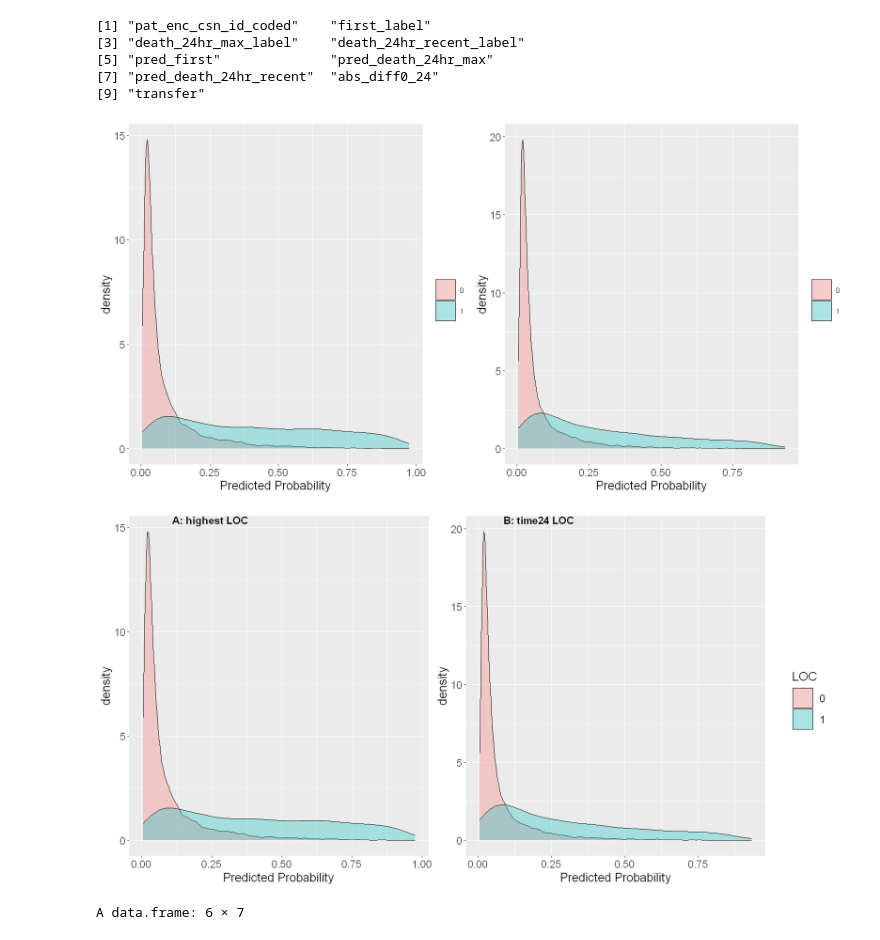
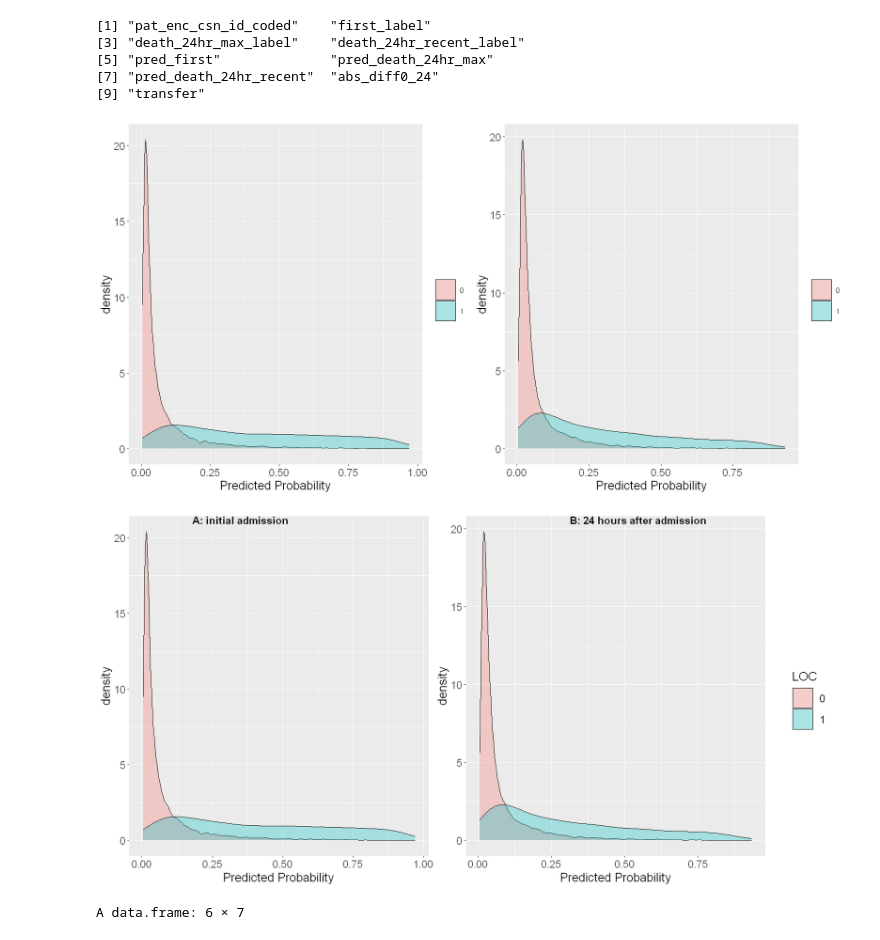
Before and after one commit to Minh084/TDA, a Jupyter notebook: 5_results_analysis/5.3_EDA_R.ipynb, the cells around one changed output. Cells and saved outputs as stored; diff of their text form; code cells hidden in the pictures.

```diff
--- a/5_results_analysis/5.3_EDA_R.ipynb
+++ b/5_results_analysis/5.3_EDA_R.ipynb
@@ -40,6 +14,7 @@ The following object is masked from 'package:base':
 datadir = "../../DataTD"
 cohortdir = "../../OutputTD/1_cohort"
 featuredir = "../../OutputTD/2_features"
+figuredir = "../../OutputTD/Figures"
 modeldir4 = "../../OutputTD/3_models/1_4_cohort"
 # modeldir4preadmit = "../../OutputTD/3_models/1_4_cohort_24hrpreadmit"
 tabledir = "../../OutputTD/4_tables"
@@ -50,17 +25,18 @@ options(repr.matrix.max.rows=200, repr.matrix.max.cols=30)
 cohort <- read.csv(file.path(cohortdir, "1_4_cohort.csv")) %>% mutate(admit_time = ymd_hms(admit_time))
 nrow(cohort)
 
-demo <- read.csv(file.path(featuredir, "2_1_coh2_demo.csv"))  %>% mutate(admit_time = ymd_hms(admit_time)) %>%
-            select(anon_id, pat_enc_csn_id_coded, race)
+demo <- read.csv(file.path(featuredir, "2_1_coh2_demo.csv"))  %>% mutate(admit_time = ymd_hms(admit_time))
 nrow(demo)
 
 esi <- read.csv(file.path(featuredir, "2_5_coh3_imputedHWESI.csv"))  %>% mutate(admit_time = ymd_hms(admit_time)) %>%
             select(anon_id, pat_enc_csn_id_coded, ESI_i) %>% rename(ESI = ESI_i)
 nrow(esi)
 
-los <- read.csv(file.path(datadir, "length_of_stay_labels.csv")) %>% mutate(admit_time = ymd_hms(admit_time))
-nrow(los) # less than cohort
+los1 <- read.csv(file.path(resultdir, "01_length_of_stay_in_ED.csv"))#%>% mutate(admit_time = ymd_hms(admit_time))
+nrow(los1) # less 1 than cohort
 
+los2 <- read.csv(file.path(resultdir, "5_2_length_of_stay_labels.csv")) %>% mutate(admit_time = ymd_hms(admit_time))
+nrow(los2) # same size!
 # adm_year = year(admit_time)
 # %% [output]
 [1] 43980
@@ -180,11 +308,12 @@ A tibble: 6 × 2
 # %% [markdown]
  ### check ESI by race
 # %%
-coh_demo <- left_join(cohort, demo) %>% left_join(esi) %>% mutate(race=factor(race))
-nrow(coh_demo)
-summary(coh_demo)
+race <- demo %>% select(anon_id, pat_enc_csn_id_coded, race)
+coh_race <- left_join(cohort, race) %>% left_join(esi) %>% mutate(race=factor(race))
+nrow(coh_race)
+summary(coh_race)
 
-hist(coh_demo$ESI)
+hist(coh_race$ESI)
 # %% [output]
 Joining, by = c("anon_id", "pat_enc_csn_id_coded")
 
@@ -211,5 +340,5 @@ Joining, by = c("anon_id", "pat_enc_csn_id_coded")
 # %%
-race_esi <- coh_demo %>% group_by(race, ESI) %>% summarise(n = n()) %>%
+race_esi <- coh_race %>% group_by(race, ESI) %>% summarise(n = n()) %>%
                 group_by(race) %>% mutate(ntotal = sum(n), group_percentage = round(100*n/ntotal, 2))
 race_esi
 # %% [output]
@@ -320,41 +449,41 @@ plotfxn <- function(X, Xlab, Fill, data){
 # %%
 options(repr.plot.width=14, repr.plot.height=7)
 
-# 1st and 2nd outcome (highest LOC or at 24th)
-pmax <- plotfxn(X=coh_test$pred_death_24hr_max, Xlab="Predicted Probability", Fill=factor(coh_test$death_24hr_max_label), coh_test)
+# first label and label at 24th hr
+pmax <- plotfxn(X=coh_test$pred_first, Xlab="Predicted Probability", Fill=factor(coh_test$first_label), coh_test)
 p24 <- plotfxn(X=coh_test$pred_death_24hr_recent, Xlab="Predicted Probability", Fill=factor(coh_test$death_24hr_recent_label), coh_test)
 
 grid.arrange(pmax, p24, ncol=2)
-# ggsave(file.path(resultdir,"Fig_pred_dens.png"), width = 14, height = 7, dpi = 1200)
+ggsave(file.path(figuredir,"Fig5_pred_density.png"), width = 14, height = 7, dpi = 1200)
 # %% [output]
-[figure, old version]
+[figure, new version]
 # %%
-# 1st and 2nd outcome (highest LOC or at 24th), with labels, combined legends
+# at initial admission and at 24th hr, with labels, combined legends
 
 prow <- plot_grid(
-            plotfxn(X=coh_test$pred_death_24hr_max, Xlab="Predicted Probability",
-                    Fill=factor(coh_test$death_24hr_max_label), coh_test) +
+            plotfxn(X=coh_test$pred_first, Xlab="Predicted Probability",
+                    Fill=factor(coh_test$first_label), coh_test) +
                 theme(legend.position="none"),
             plotfxn(X=coh_test$pred_death_24hr_recent, Xlab="Predicted Probability",
                     Fill=factor(coh_test$death_24hr_recent_label), coh_test) +
                 theme(legend.position="none"),
-            labels = c("A: highest LOC", "B: time24 LOC"),
+            labels = c("A: initial admission", "B: 24 hours after admission"),
             hjust = -1,
             nrow = 1
 )
 
 legend <- get_legend(
-            plotfxn(X=coh_test$pred_death_24hr_max, Xlab="Predicted Probability",
-                    Fill=factor(coh_test$death_24hr_max_label), coh_test) +
+            plotfxn(X=coh_test$pred_first, Xlab="Predicted Probability",
+                    Fill=factor(coh_test$first_label), coh_test) +
             theme(legend.title = element_text(color = "Black", size = 16),
                   legend.text = element_text(color = "black", size = 14)
                  ) + scale_fill_discrete(name = "LOC")#+ theme(legend.box.margin = margin(0, 0, 0, 1))
 )
 
 plot_grid(prow, legend, rel_widths=c(6, 0.7))
-ggsave(file.path(resultdir,"Fig_pred_dens.png"), width = 14, height = 7, dpi = 1200)
+ggsave(file.path(figuredir,"Fig5_pred_density2.png"), width = 14, height = 7, dpi = 1200)
 # %% [output]
-[figure, old version]
+[figure, new version]
 # %%
 # convert wide to long, entire test cohort
 coh_test2 <- coh_test %>% rename(time0=pred_first, time24=pred_death_24hr_recent) %>%
```
Also changed, not shown: parts of 23 cells of this notebook, 3 other files.
